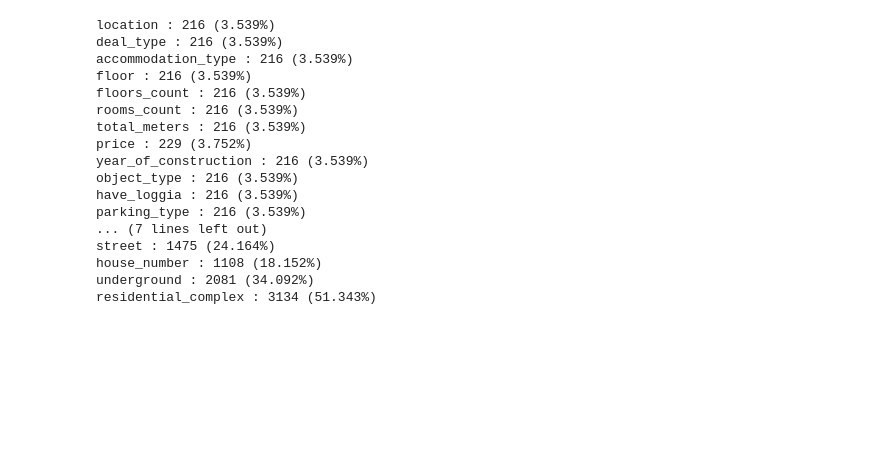
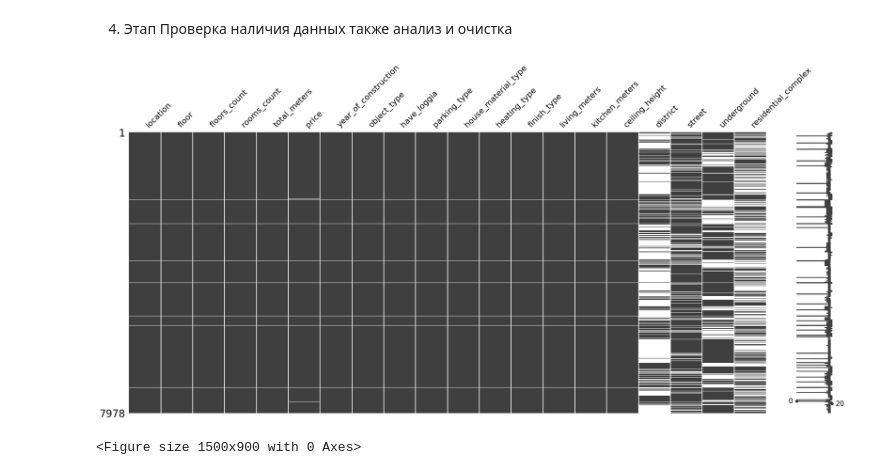
Before and after one commit to Sr123Saha/Data_analysis, a Jupyter notebook: main/analysis.ipynb, the cells around one changed output. Drawn from its saved outputs; the diff is of its cells as text; code cells hidden in the pictures; blank space fills up the shorter version.

```diff
--- a/main/analysis.ipynb
+++ b/main/analysis.ipynb
@@ -47,21 +34,11 @@ def get_numerical_summary(df):
-# %%
-missing_percent = get_numerical_summary(df)
-# %% [output]
-location : 216 (3.539%)
-deal_type : 216 (3.539%)
-accommodation_type : 216 (3.539%)
-floor : 216 (3.539%)
-floors_count : 216 (3.539%)
-rooms_count : 216 (3.539%)
-total_meters : 216 (3.539%)
-price : 229 (3.752%)
-year_of_construction : 216 (3.539%)
-object_type : 216 (3.539%)
-have_loggia : 216 (3.539%)
-parking_type : 216 (3.539%)
-... (7 lines left out)
-street : 1475 (24.164%)
-house_number : 1108 (18.152%)
-underground : 2081 (34.092%)
-residential_complex : 3134 (51.343%)
+# %% [markdown]
+4) Этап
+Проверка наличия данных также анализ и очистка
+# %%
+msno.matrix(df)
+plt.figure(figsize = (15,9))
+plt.show()
+# %% [output]
+[figure, added]
+<Figure size 1500x900 with 0 Axes>
 # %%
```
Also changed, not shown: parts of 11 cells of this notebook, 1 other file.
